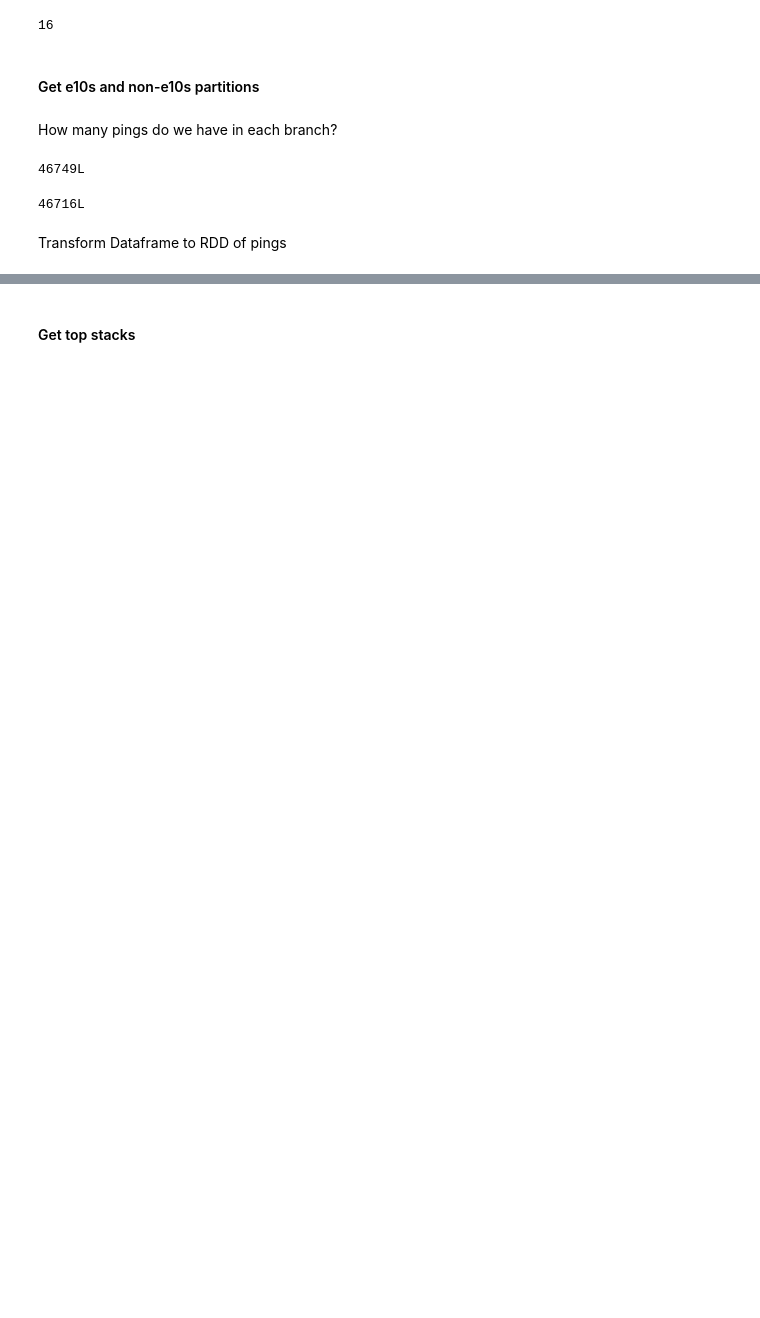
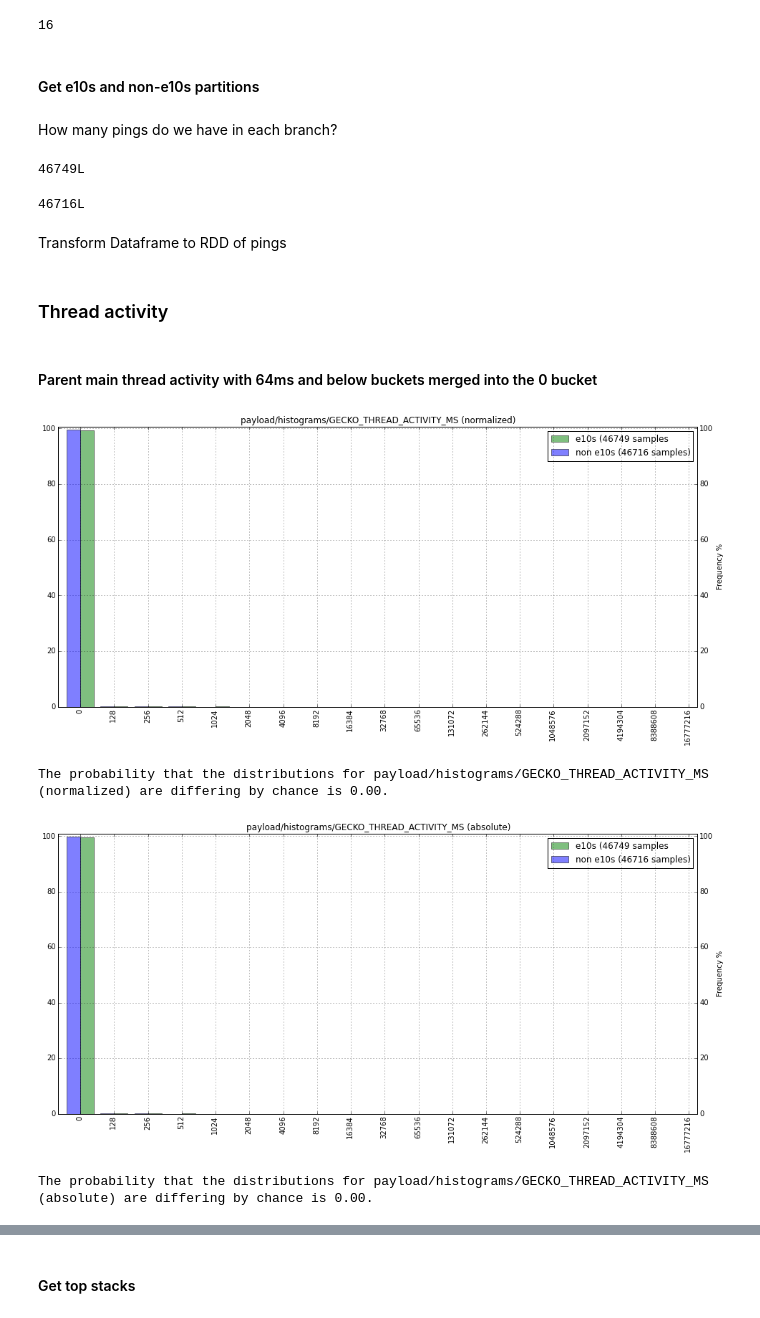
Before and after one commit to dzeber/e10s_analyses, a Jupyter notebook: aurora/e10s_top_hang_stacks.ipynb, the cells around one changed output, grey strips where cells are left out. Drawn from its saved outputs; the diff is of its cells as text; code cells hidden in the pictures; blank space fills up the shorter version.

Commit message:
Add parent process thread activity to e10s_top_hang_stacks analysis

```diff
--- a/aurora/e10s_top_hang_stacks.ipynb
+++ b/aurora/e10s_top_hang_stacks.ipynb
@@ -51,3 +49,5 @@ def row_2_ping(row):
     return ping
 # %%
 subset = dataset.rdd.map(row_2_ping)
+# %% [markdown]
+### Thread activity
@@ -53,0 +114,41 @@ subset = dataset.rdd.map(row_2_ping)
+# %%
+# Manually massage the thread activity histogram into payload/histograms so that
+# get_pings_properties will treat is a histogram.
+def get_activity(ping):
+    for thread in ping["payload"]["threadHangStats"]:
+        if thread["name"] != "Gecko":
+            continue
+
+        values = {str(int(k) + 1): v for k, v in thread["activity"]["values"].iteritems()}
+        yield {"e10s": ping["e10s"], "payload": {"histograms": {"GECKO_THREAD_ACTIVITY_MS": {"values": values}}}}
+
+def compare_thread_activity(pings, name, min_limit=0, normalize=True):
+    histograms = json.loads("""
+    {
+      "GECKO_THREAD_ACTIVITY_MS": {
+        "expires_in_version": "default",
+        "kind": "exponential",
+        "high": "2**24",
+        "n_buckets": 26,
+        "description": ""
+      }
+    }
+    """)
+
+    histogram = "payload/histograms/GECKO_THREAD_ACTIVITY_MS"
+    props = get_pings_properties(pings.flatMap(get_activity), ["e10s", histogram], additional_histograms=histograms)
+    frame = pd.DataFrame(props.collect())
+
+    e10s = frame[frame["e10s"] == True]
+    none10s = frame[frame["e10s"] == False]
+
+    compare_histograms(histogram, e10s[histogram].dropna(), none10s[histogram].dropna(), min_limit)
+# %% [markdown]
+#### Parent main thread activity with 64ms and below buckets merged into the 0 bucket
+# %%
+compare_thread_activity(subset, "Gecko", 0)
+# %% [output]
+[figure, added]
+The probability that the distributions for payload/histograms/GECKO_THREAD_ACTIVITY_MS (normalized) are differing by chance is 0.00.
+[figure, added]
+The probability that the distributions for payload/histograms/GECKO_THREAD_ACTIVITY_MS (absolute) are differing by chance is 0.00.
```
Also changed, not shown: parts of 10 cells of this notebook.
